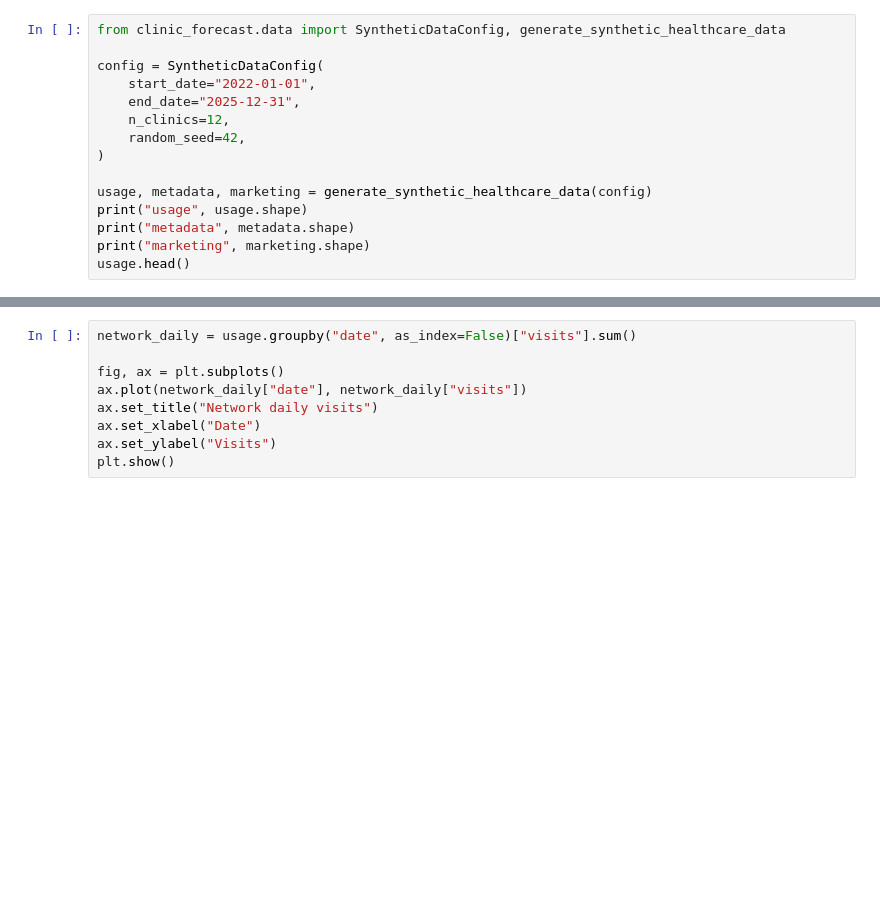
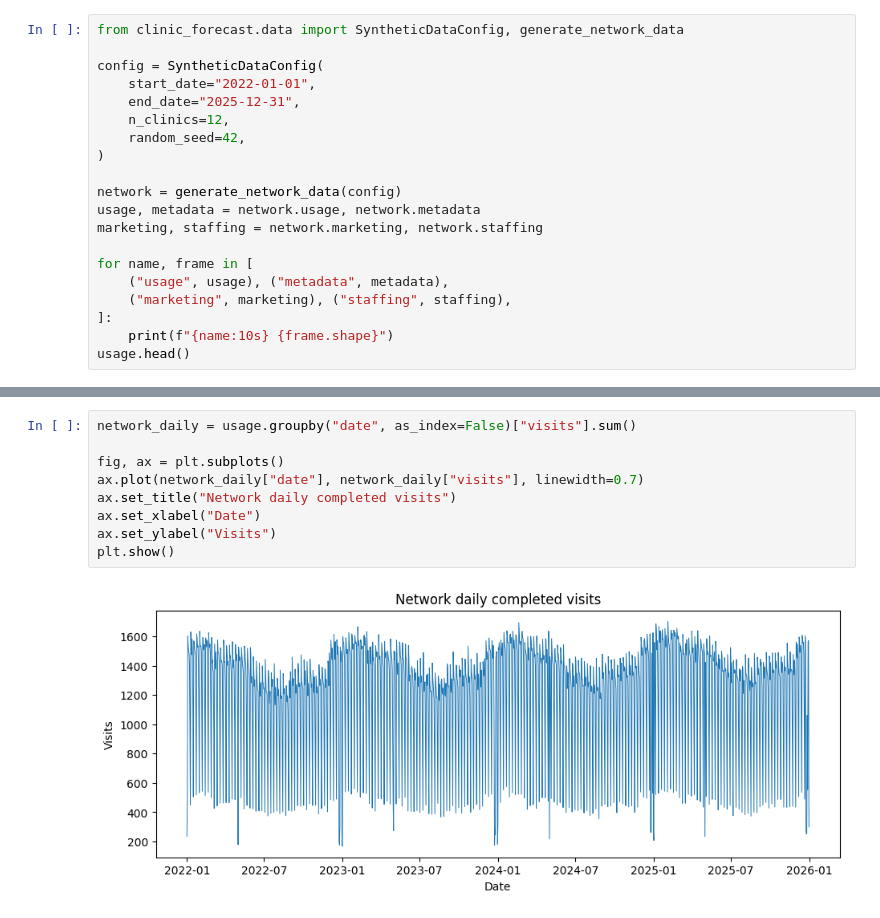
Before and after one commit to DiogoRibeiro7/clinic-forecasting-platform, a Jupyter notebook: notebooks/01_synthetic_healthcare_data_generation.ipynb, the cells around one changed output, grey strips where cells are left out. Saved outputs shown, nothing was run; the diff lists cells and outputs as text; blank space fills up the shorter version.

```diff
--- a/notebooks/01_synthetic_healthcare_data_generation.ipynb
+++ b/notebooks/01_synthetic_healthcare_data_generation.ipynb
@@ -23,7 +60,7 @@ if str(SRC) not in sys.path:
 pd.set_option("display.max_columns", 80)
 plt.rcParams["figure.figsize"] = (11, 4)
 # %%
-from clinic_forecast.data import SyntheticDataConfig, generate_synthetic_healthcare_data
+from clinic_forecast.data import SyntheticDataConfig, generate_network_data
 
 config = SyntheticDataConfig(
     start_date="2022-01-01",
@@ -32,8 +69,13 @@ config = SyntheticDataConfig(
     random_seed=42,
 )
 
-usage, metadata, marketing = generate_synthetic_healthcare_data(config)
-print("usage", usage.shape)
-print("metadata", metadata.shape)
-print("marketing", marketing.shape)
+network = generate_network_data(config)
+usage, metadata = network.usage, network.metadata
+marketing, staffing = network.marketing, network.staffing
+
+for name, frame in [
+    ("usage", usage), ("metadata", metadata),
+    ("marketing", marketing), ("staffing", staffing),
+]:
+    print(f"{name:10s} {frame.shape}")
 usage.head()
@@ -50,9 +120,11 @@ The target variable is `visits`, defined at clinic-day level. The generator intr
 # %%
 network_daily = usage.groupby("date", as_index=False)["visits"].sum()
 
 fig, ax = plt.subplots()
-ax.plot(network_daily["date"], network_daily["visits"])
-ax.set_title("Network daily visits")
+ax.plot(network_daily["date"], network_daily["visits"], linewidth=0.7)
+ax.set_title("Network daily completed visits")
 ax.set_xlabel("Date")
 ax.set_ylabel("Visits")
 plt.show()
+# %% [output]
+[figure, added]
```
Also changed, not shown: parts of 22 cells of this notebook, 4 other files.
